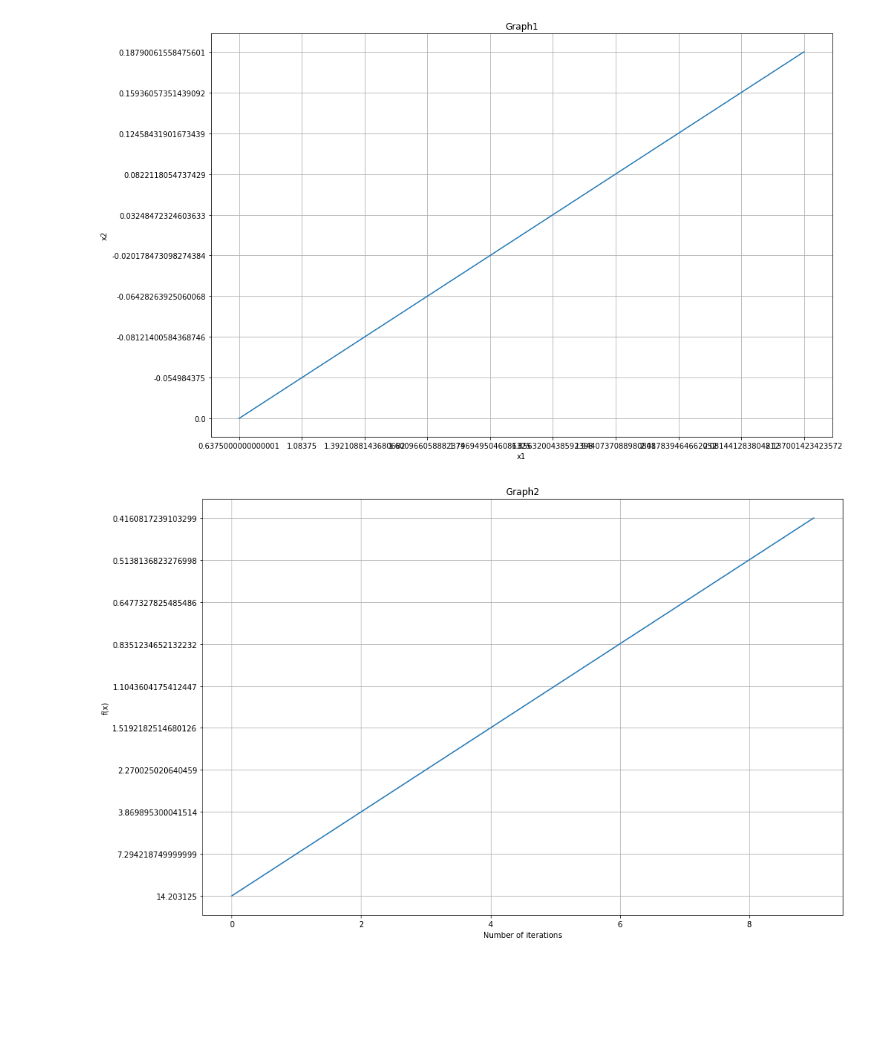
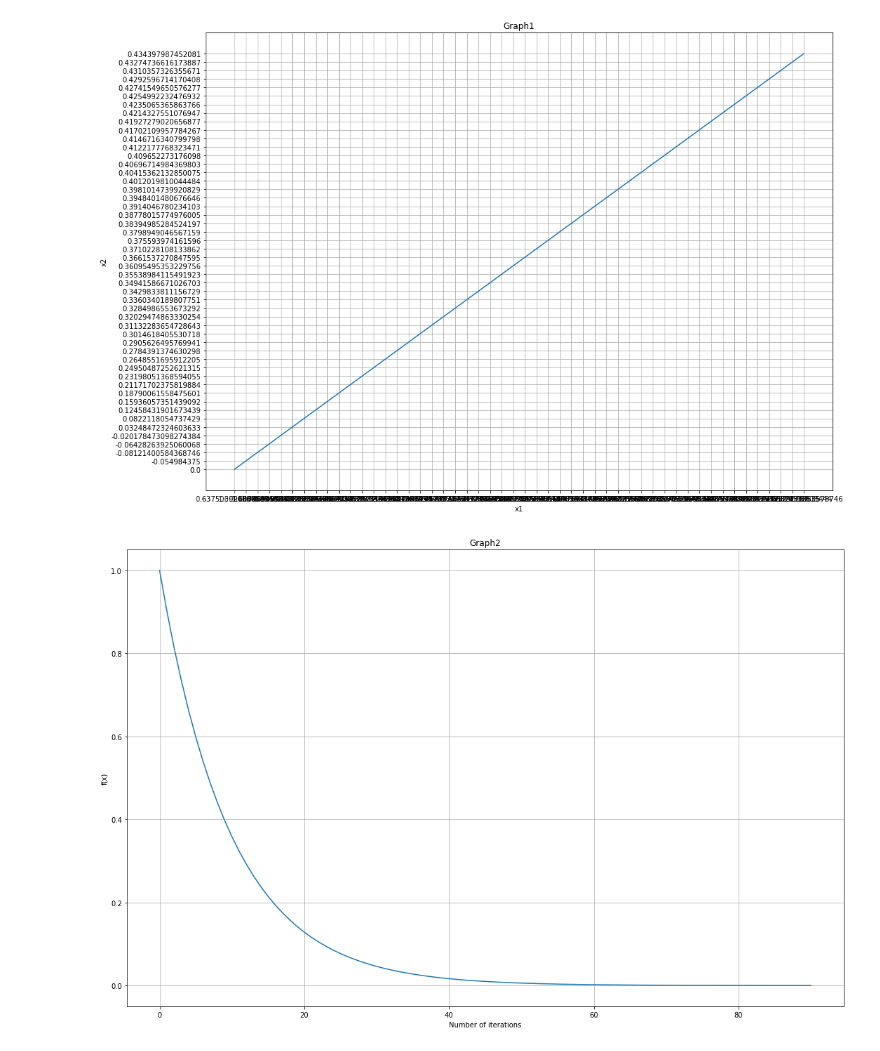
Before and after one commit to djmeowmix25/ICT1002-Local-Minima-Project, a Jupyter notebook: Python/plot.ipynb, the cells around one changed output. Cells and saved outputs as stored; diff of their text form; code cells hidden in the pictures; blank space fills up the shorter version.

Commit message:
visualisation is somewhat ok

```diff
--- a/Python/plot.ipynb
+++ b/Python/plot.ipynb
@@ -33,28 +56,28 @@ x2 = np.array(x2)
 # %%
 # Data for plotting
 #t = np.arange(fx)
-t = x2[:10]
+t = x2[:50]
 #s = 1 + np.sin(2 * np.pi * t)
-s = x1[:10]
+s = x1[:50]
 fig, ax = plt.subplots(figsize=(15, 10))
 ax.plot(s, t)
 #ax.step(s, t, linewidth=2.5)
 ax.set(xlabel='x1', ylabel='x2',
        title='Graph1')
 ax.grid()
 
 #fig.savefig("test.png")
 plt.show()
 # %% [output]
-[figure, old version]
+[figure, new version]
 # %%
 # Data for plotting
 #t = np.arange(fx)
-t = fx[:10]
+fx = [float(i) for i in fx]
 #s = 1 + np.sin(2 * np.pi * t)
-s = range(len(fx))[:10]
+s = range(len(t))
 fig, ax = plt.subplots(figsize=(15, 10))
-ax.plot(s, t)
+ax.plot(s, fx)
 
 ax.set(xlabel='Number of iterations', ylabel='f(x)',
        title='Graph2')
@@ -63,7 +86,7 @@ ax.grid()
 #fig.savefig("test.png")
 plt.show()
 # %% [output]
-[figure, old version]
+[figure, new version]
 # %%
 import matplotlib.pyplot as plt
 plt.rcParams["figure.figsize"] = [15.00, 10]
```
Also changed, not shown: parts of 4 cells of this notebook, 2 other files.
